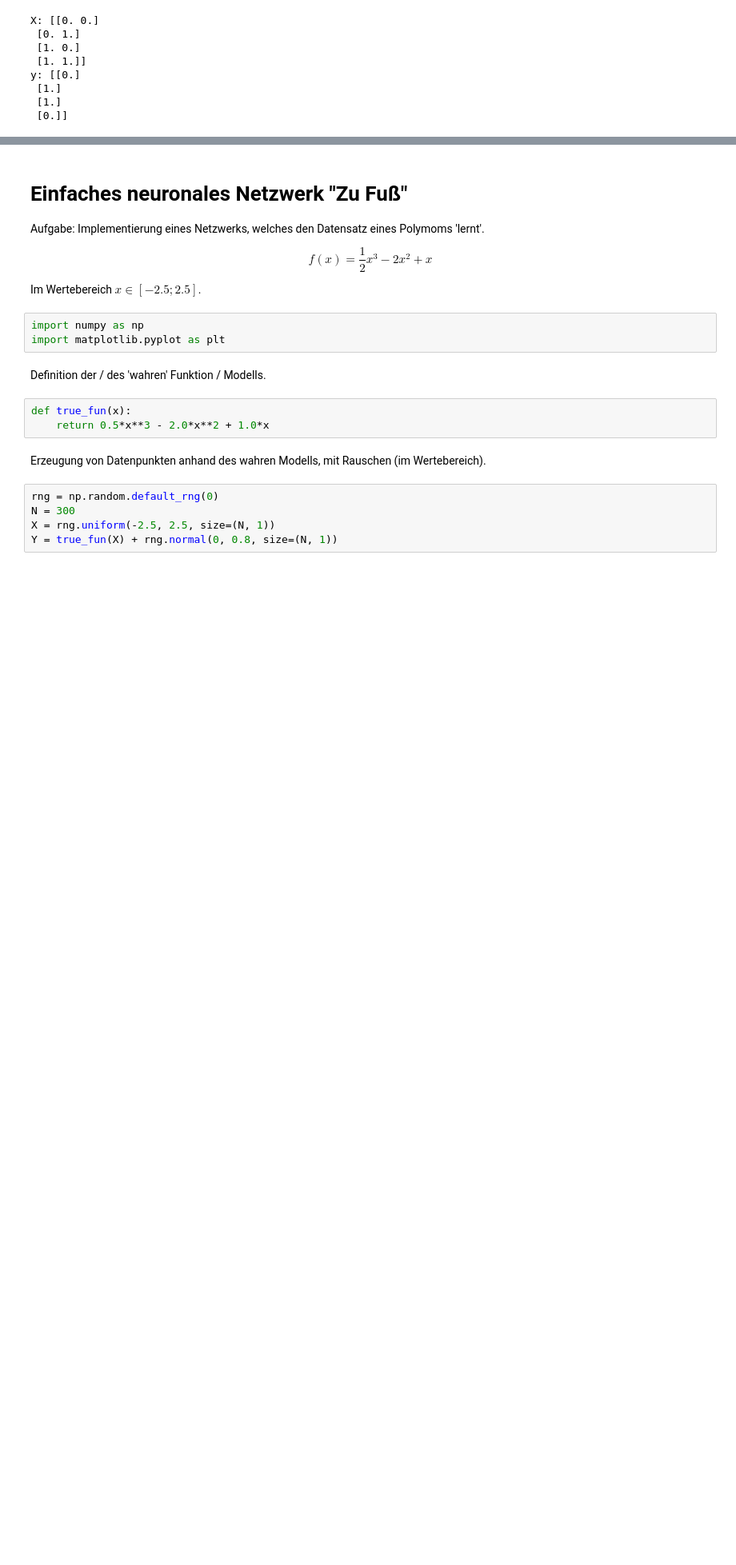
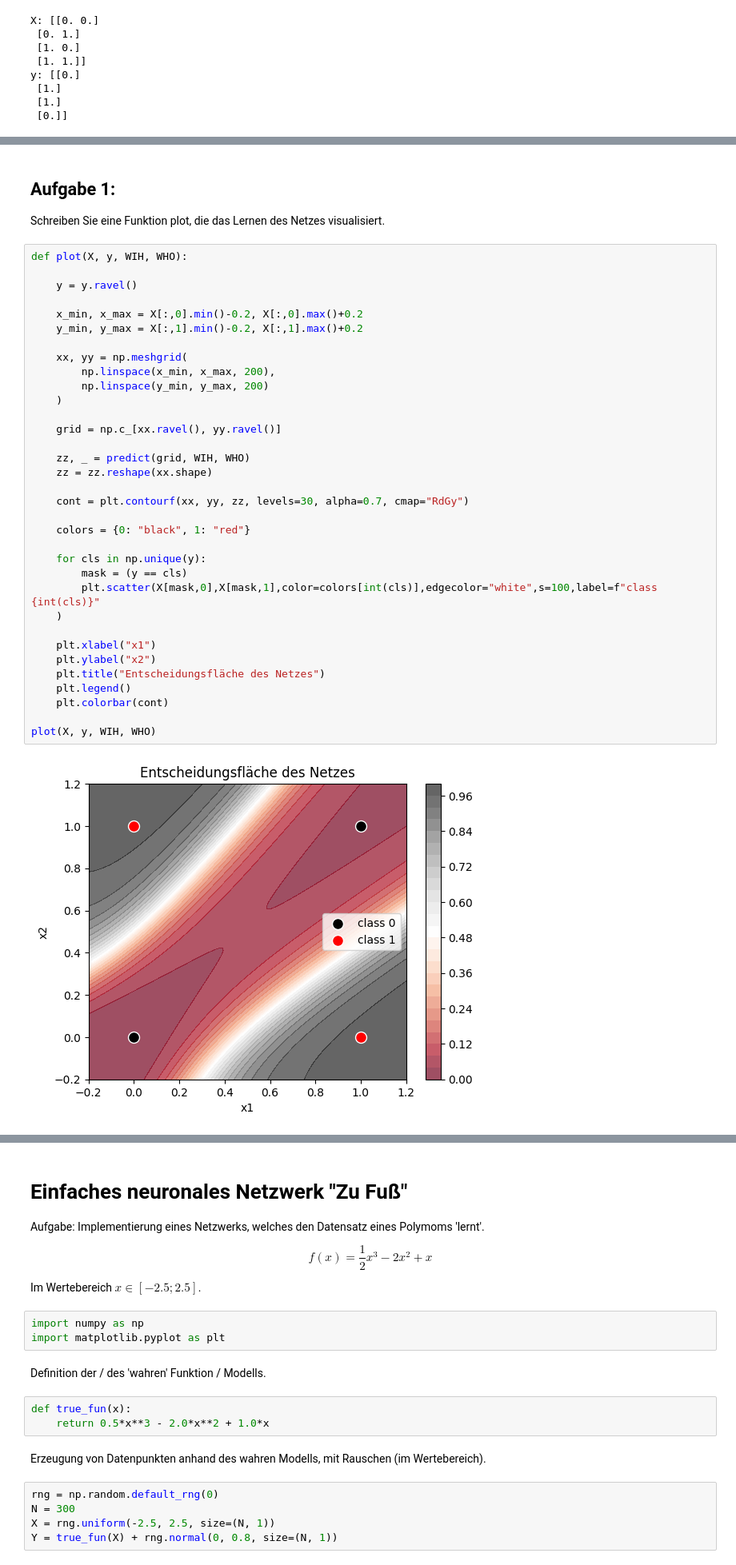
Before and after one commit to ArnoldIntelligence/KI-Vorlesung, a Jupyter notebook: notebooks/03-ueberwachtes_lernen.ipynb, the cells around one changed output, grey strips where cells are left out. Shown at 80% size. Drawn from its saved outputs; the diff is of its cells as text; blank space fills up the shorter version.

```diff
--- a/notebooks/03-ueberwachtes_lernen.ipynb
+++ b/notebooks/03-ueberwachtes_lernen.ipynb
@@ -498,0 +699,39 @@ Predictions (0/1):
+# %% [markdown]
+## Aufgabe 1:
+Schreiben Sie eine Funktion plot, die das Lernen des Netzes visualisiert.
+# %%
+def plot(X, y, WIH, WHO):
+
+    y = y.ravel()
+
+    x_min, x_max = X[:,0].min()-0.2, X[:,0].max()+0.2
+    y_min, y_max = X[:,1].min()-0.2, X[:,1].max()+0.2
+
+    xx, yy = np.meshgrid(
+        np.linspace(x_min, x_max, 200),
+        np.linspace(y_min, y_max, 200)
+    )
+
+    grid = np.c_[xx.ravel(), yy.ravel()]
+
+    zz, _ = predict(grid, WIH, WHO)
+    zz = zz.reshape(xx.shape)
+
+    cont = plt.contourf(xx, yy, zz, levels=30, alpha=0.7, cmap="RdGy")
+
+    colors = {0: "black", 1: "red"}
+
+    for cls in np.unique(y):
+        mask = (y == cls)
+        plt.scatter(X[mask,0],X[mask,1],color=colors[int(cls)],edgecolor="white",s=100,label=f"class {int(cls)}"
+    )
+
+    plt.xlabel("x1")
+    plt.ylabel("x2")
+    plt.title("Entscheidungsfläche des Netzes")
+    plt.legend()
+    plt.colorbar(cont)
+
+plot(X, y, WIH, WHO)
+# %% [output]
+[figure, added]
```
Also changed, not shown: parts of 39 cells of this notebook, 3 other files.
